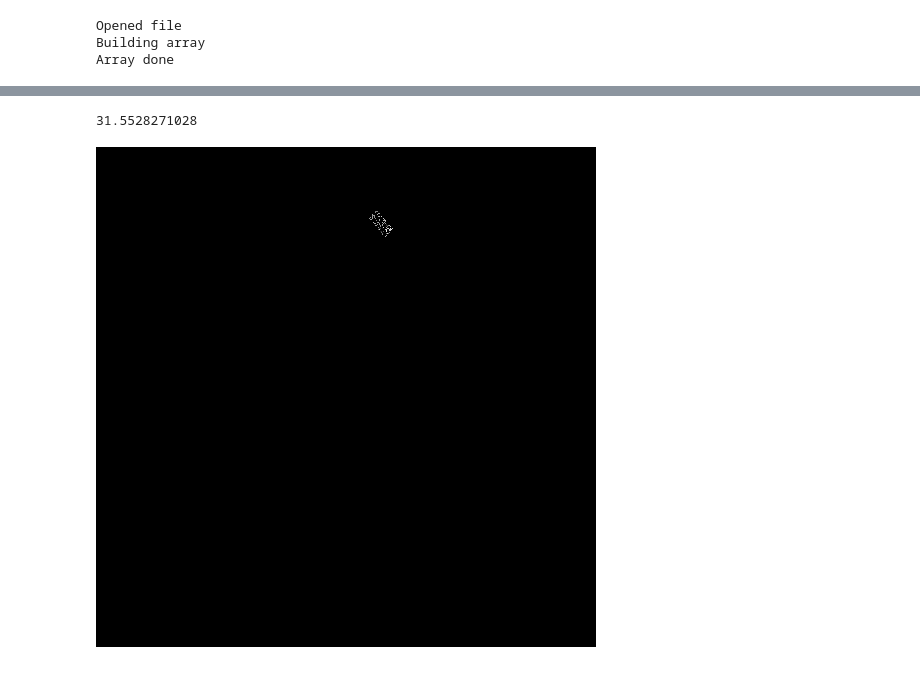
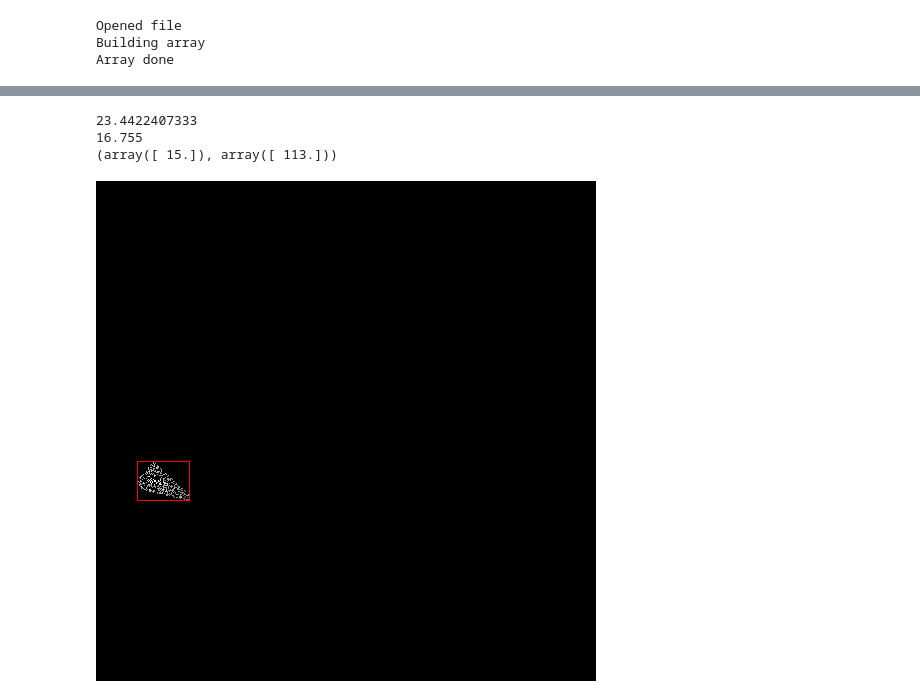
Before and after one commit to pokelondon/pintsinthesun, a Jupyter notebook: notebooks/lidar.ipynb, the cells around one changed output, grey strips where cells are left out. Saved outputs shown, nothing was run; the diff lists cells and outputs as text; code cells hidden in the pictures.

```diff
--- a/notebooks/lidar.ipynb
+++ b/notebooks/lidar.ipynb
@@ -282,29 +275,48 @@ random_sample = numpy.random.random_integers(0, 499, (n_samples, 2))
+# %%
+# Create a fuck tonne of random coordinate tuples to sample for whether they're inside the path
+n_samples = 999
+
+# Find extent of the path, inwich to sample height data
+extents = ml_path.get_extents()
+corners = extents.corners()
+
+x_vals = [x for x, _ in corners]
+y_vals = [y for _, y in corners]
+x1, x2 = min(x_vals), max(x_vals)
+y1, y2 = min(y_vals), max(y_vals)
+
+random_sample_x = numpy.random.random_integers(x1, x2, n_samples)
+random_sample_y = numpy.random.random_integers(y1, y2, n_samples)
 # %%
 height_values = []
 
 # Many times, access random coords
 # If they're within the building outline, remember the value, and add it to the bitmask
-for sample in range(0, n_samples -1):
-    rnd_coords = random_sample[sample]
-    tuple_coords = rnd_coords[1], rnd_coords[0]
+for sample in xrange(0, n_samples -1):
+    coords = x, y = random_sample_x[sample], random_sample_y[sample]
 
     # Check if sample falls within polygon
-    if ml_path.contains_point(tuple_coords):
-        height = buildingMap[tuple_coords]
-        bitmask[tuple_coords] = height
+    if ml_path.contains_point(coords):
+        height = buildingMap[coords]
+        bitmask[y, x] = height
         height_values.append(height)
-
-# TODO Reduce random sample bounding box to around the path
-extents = ml_path.get_extents()
-# %%
-print numpy.mean(height_values)
-# %% [output]
-31.5528271028
+# %%
+print numpy.mean(height_values)
+print numpy.median(height_values)
+print stats.mode(map(int, height_values))
+# %% [output]
+23.4422407333
+16.755
+(array([ 15.]), array([ 113.]))
 # %%
 # Draw Bit Mask
 normArray2 = (512.0 / bitmask.max() * (bitmask - bitmask.min())).astype(numpy.uint8)
 im2 = Image.fromarray(normArray2)
 im2 = im2.convert('RGB')
+draw = ImageDraw.Draw(im2)
+# Draw Boundary around samle area
+draw.line(((x1, y1), (x1, y2), (x2, y2), (x2, y1), (x1, y1), ), fill='#ff0000')
+
 im2
 # %% [output]
-[figure, old version]
+[figure, new version]
```
Also changed, not shown: parts of 6 cells of this notebook, 8 other files.
